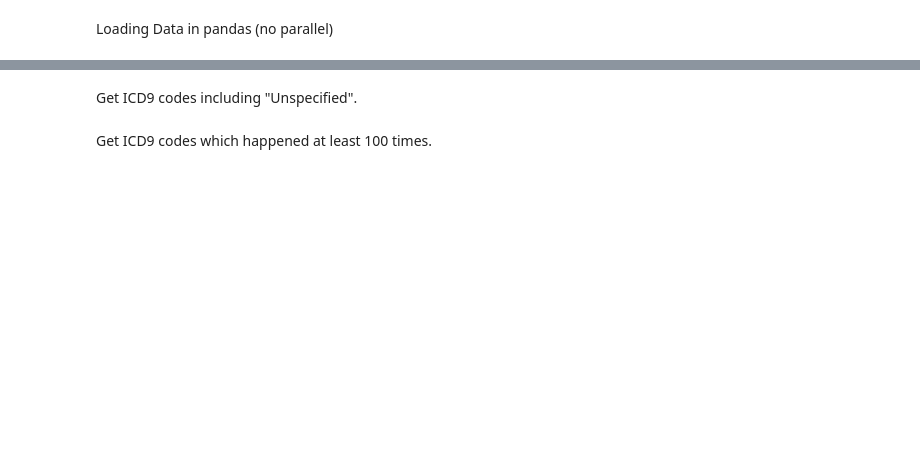
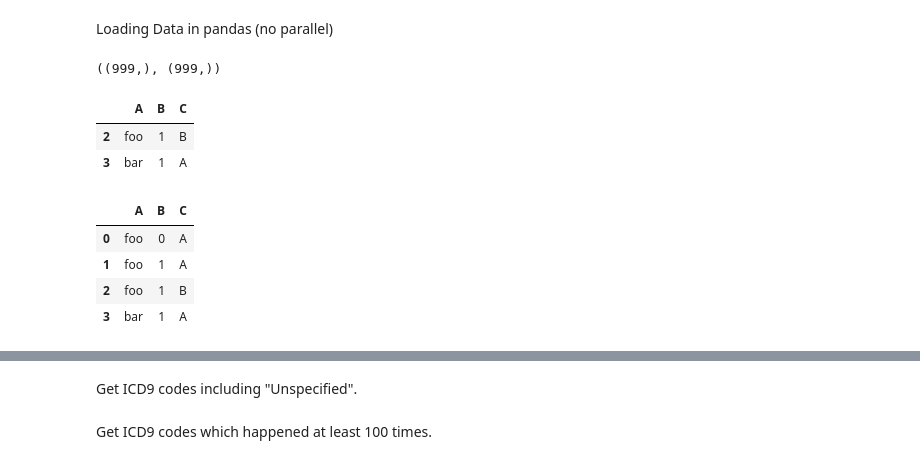
Before and after one commit to Xueping/Healthcare_Analytics, a Jupyter notebook: SKLearn_MIMI3.ipynb, the cells around one changed output, grey strips where cells are left out. Saved outputs shown, nothing was run; the diff lists cells and outputs as text; code cells hidden in the pictures; blank space fills up the shorter version.

```diff
--- a/SKLearn_MIMI3.ipynb
+++ b/SKLearn_MIMI3.ipynb
@@ -9,3 +16,22 @@ from sklearn.metrics import f1_score
+# %%
+distinct_pates.shape,distinct_pates_2.shape
+# %% [output]
+((999,), (999,))
+# %%
+df = pd.DataFrame({"A":["foo", "foo", "foo", "bar"], "B":[0,1,1,1], "C":["A","A","B","A"]})
+df.drop_duplicates(subset=['A'], keep='last')
+# %% [output]
+|  | A | B | C |
+| 2 | foo | 1 | B |
+| 3 | bar | 1 | A |
+# %%
+df
+# %% [output]
+|  | A | B | C |
+| 0 | foo | 0 | A |
+| 1 | foo | 1 | A |
+| 2 | foo | 1 | B |
+| 3 | bar | 1 | A |
 # %%
 patients = pd.read_csv('../../mimic3/data/PATIENTS.csv')
 admissions = pd.read_csv('../../mimic3/data/ADMISSIONS.csv')
```
Also changed, not shown: parts of 12 cells of this notebook, 7 other files.
